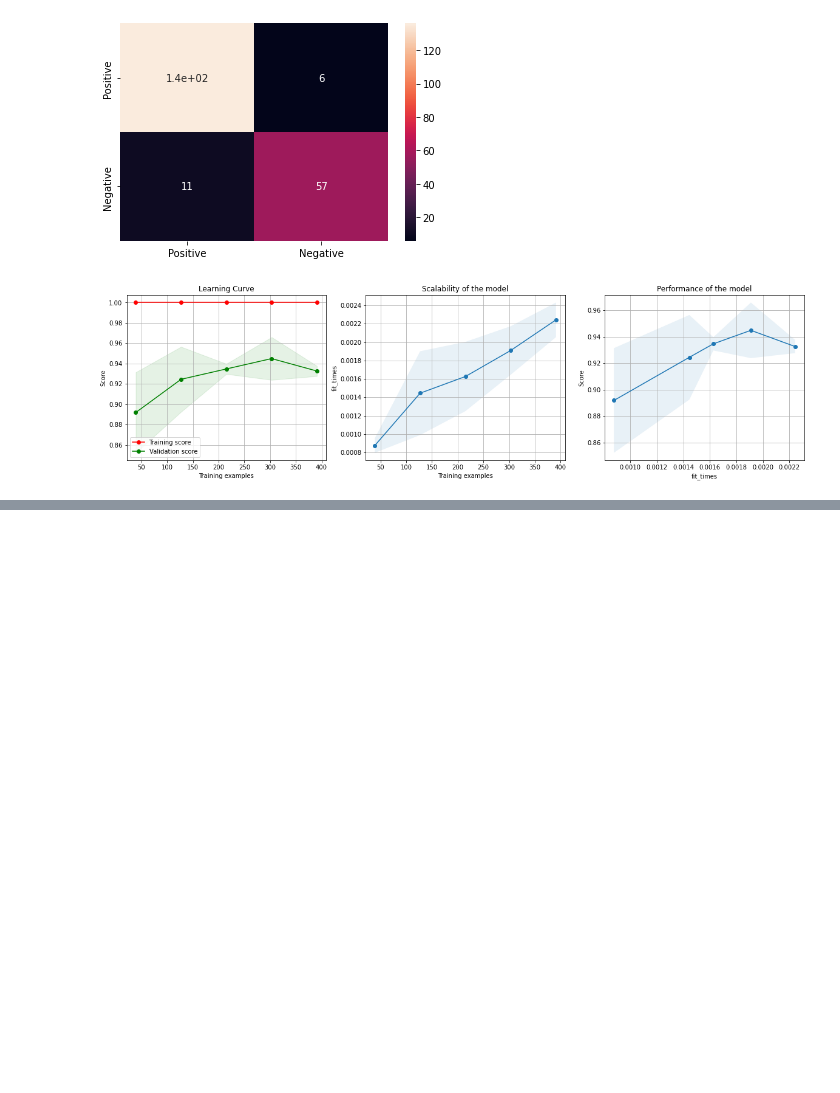
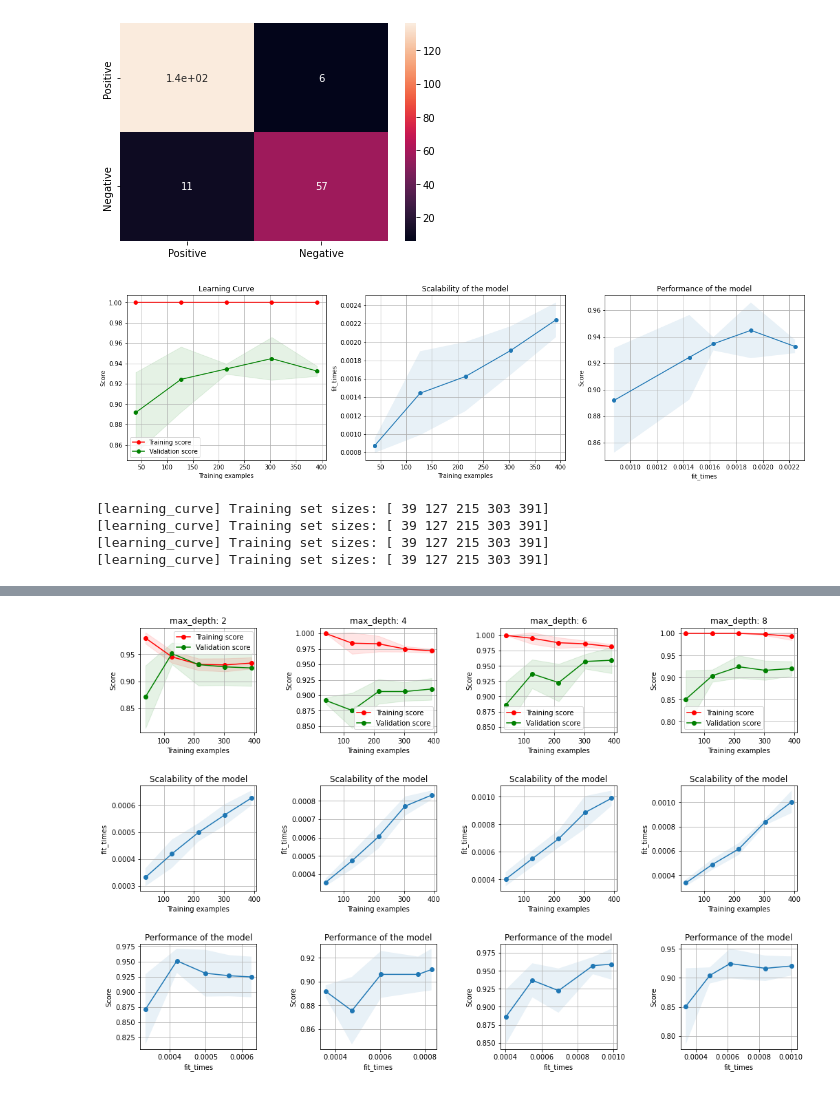
Before and after one commit to uday625/ML, a Jupyter notebook: breast-cancer/DT.ipynb, the cells around one changed output, grey strips where cells are left out. Saved outputs shown, nothing was run; the diff lists cells and outputs as text; code cells hidden in the pictures; blank space fills up the shorter version.

```diff
--- a/breast-cancer/DT.ipynb
+++ b/breast-cancer/DT.ipynb
@@ -151,3 +151,19 @@ vs.plot_learning_curve(naive_est, X_train, y_train, cv=cv, n_jobs=-1)
 plt.show()
 # %% [output]
 [figure]
+# %%
+vs.plot_learning_curve_all(
+    naive_est,
+    X_train,
+    y_train,
+    param='max_depth',
+    values=[2,4,6,8],
+    cv=cv,
+    n_jobs=-1,
+    verbose=1
+)
+# %% [output]
+[learning_curve] Training set sizes: [ 39 127 215 303 391]
+[learning_curve] Training set sizes: [ 39 127 215 303 391]
+[learning_curve] Training set sizes: [ 39 127 215 303 391]
+[learning_curve] Training set sizes: [ 39 127 215 303 391]
@@ -153,0 +178 @@ plt.show()
+[figure, added]
```
Also changed, not shown: parts of 1 cell of this notebook, 2 other files.
